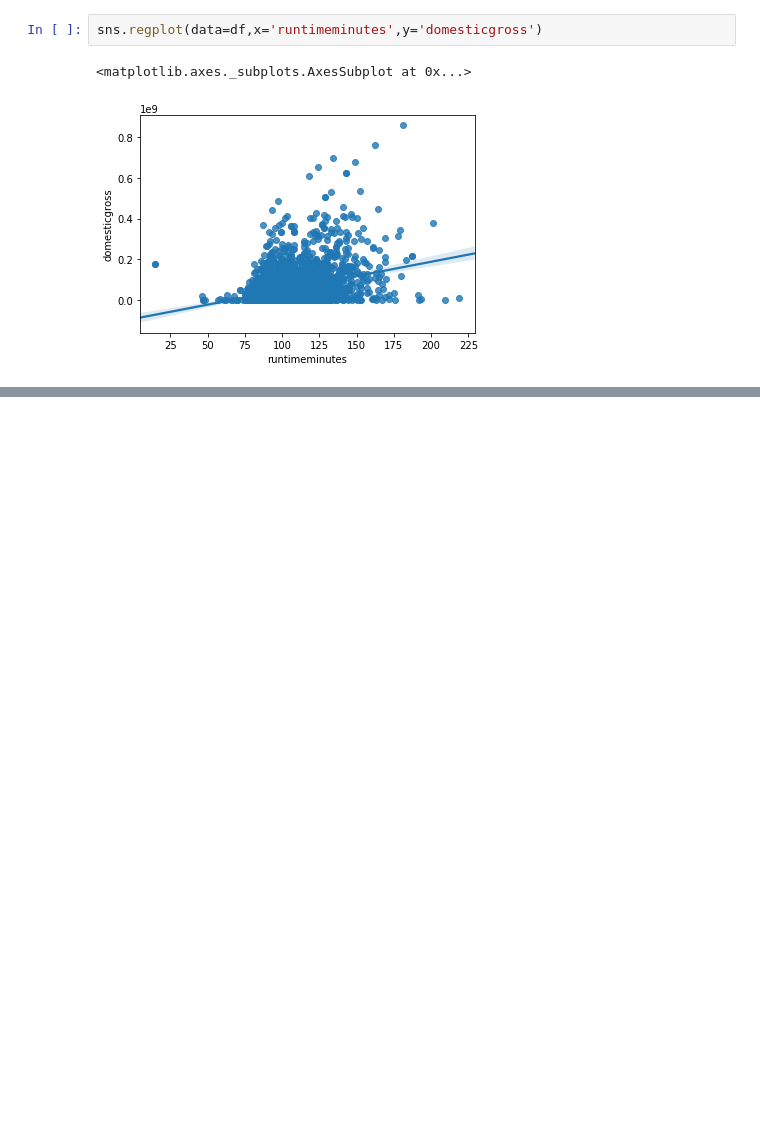
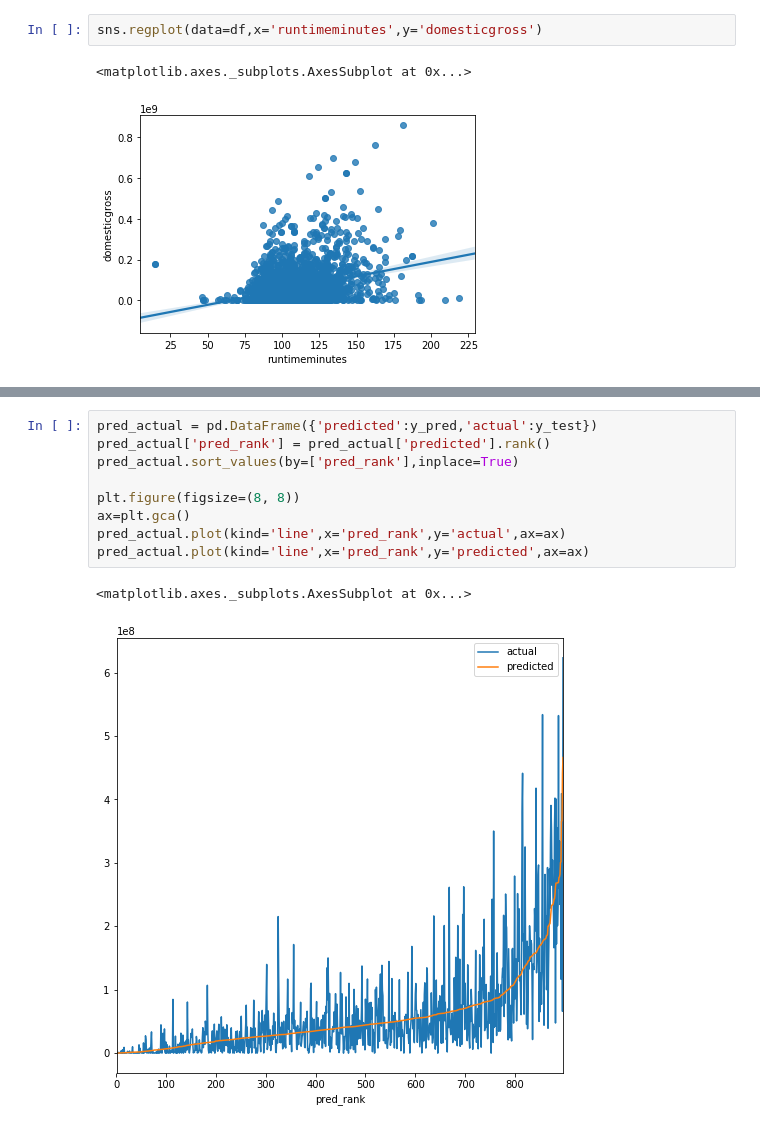
Before and after one commit to benyapiya/Box-Office-Smash, a Jupyter notebook: notebooks/analyze_modeling_data.ipynb, the cells around one changed output, grey strips where cells are left out. Cells and saved outputs as stored; diff of their text form; blank space fills up the shorter version.

```diff
--- a/notebooks/analyze_modeling_data.ipynb
+++ b/notebooks/analyze_modeling_data.ipynb
@@ -340,0 +402,12 @@ KeyError: 'genre1'
+# %%
+pred_actual = pd.DataFrame({'predicted':y_pred,'actual':y_test})
+pred_actual['pred_rank'] = pred_actual['predicted'].rank()
+pred_actual.sort_values(by=['pred_rank'],inplace=True)
+
+plt.figure(figsize=(8, 8))
+ax=plt.gca()
+pred_actual.plot(kind='line',x='pred_rank',y='actual',ax=ax)
+pred_actual.plot(kind='line',x='pred_rank',y='predicted',ax=ax)
+# %% [output]
+<matplotlib.axes._subplots.AxesSubplot at 0x...>
+[figure, added]
```
Also changed, not shown: parts of 16 cells of this notebook.
